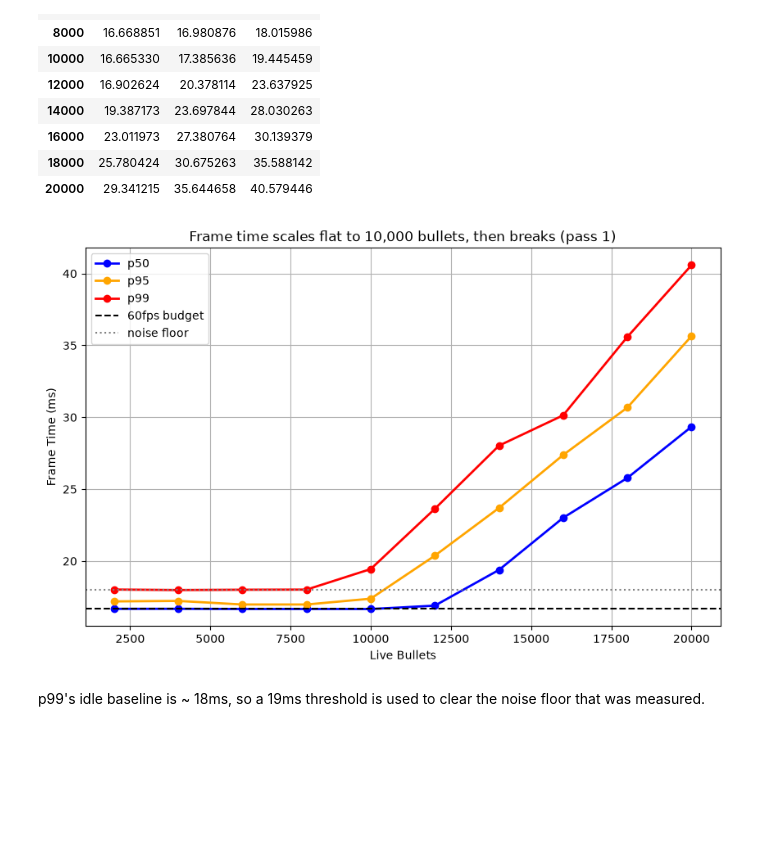
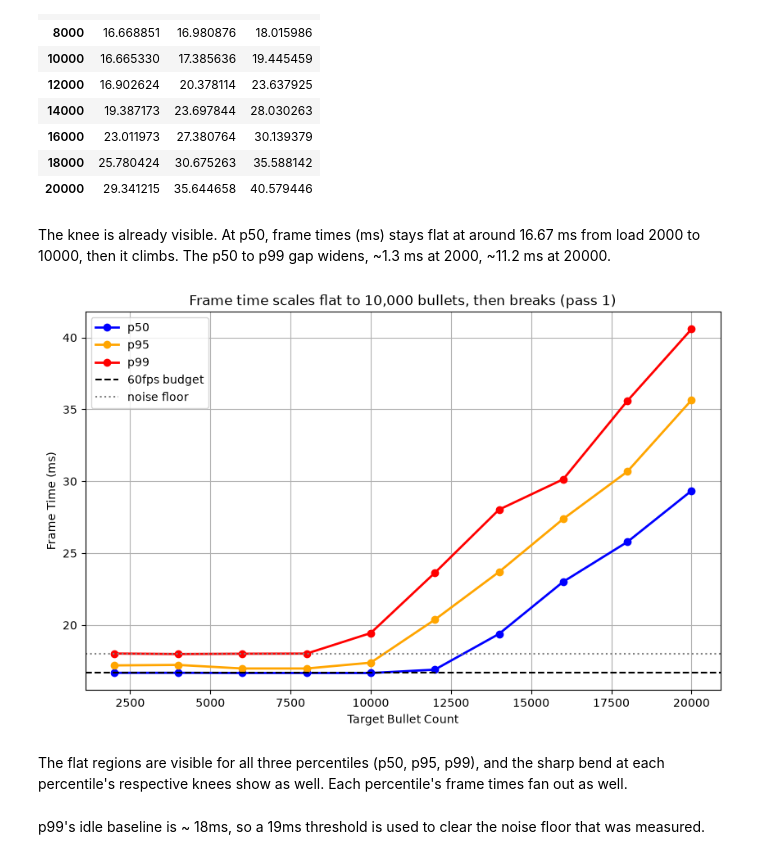
Before and after one commit to IanKang678/roblox-engine-scaling-study, a Jupyter notebook: notebooks/analysis.ipynb, the cells around one changed output. Drawn from its saved outputs; the diff is of its cells as text; code cells hidden in the pictures; blank space fills up the shorter version.

Commit message:
Add Move 7: three-pass comparison and markdown documentation

```diff
--- a/notebooks/analysis.ipynb
+++ b/notebooks/analysis.ipynb
@@ -40,16 +48,20 @@ pct1
 | 16000 | 23.011973 | 27.380764 | 30.139379 |
 | 18000 | 25.780424 | 30.675263 | 35.588142 |
 | 20000 | 29.341215 | 35.644658 | 40.579446 |
+# %% [markdown]
+The knee is already visible. At p50, frame times (ms) stays flat at around 16.67 ms from load 2000 to 10000, then it climbs. The p50 to p99 gap widens, ~1.3 ms at 2000, ~11.2 ms at 20000.
 # %%
 pct1.plot(figsize = (10, 6), marker = "o", linewidth = 2, grid = True, color = ["blue", "orange", "red"], title = "Frame time scales flat to 10,000 bullets, then breaks (pass 1)")
 plt.axhline(y = 16.67, color = "black", linestyle = "--", label = "60fps budget")
 plt.axhline(y = 18, color = "gray", linestyle = ":", label = "noise floor")
-plt.xlabel("Live Bullets")
+plt.xlabel("Target Bullet Count")
 plt.ylabel("Frame Time (ms)")
 plt.legend()
 plt.show()
 # %% [output]
-[figure, old version]
+[figure, new version]
+# %% [markdown]
+The flat regions are visible for all three percentiles (p50, p95, p99), and the sharp bend at each percentile's respective knees show as well. Each percentile's frame times fan out as well.
 # %% [markdown]
 p99's idle baseline is ~ 18ms, so a 19ms threshold is used to clear the noise floor that was measured.
 # %%
```
Also changed, not shown: parts of 12 cells of this notebook.
